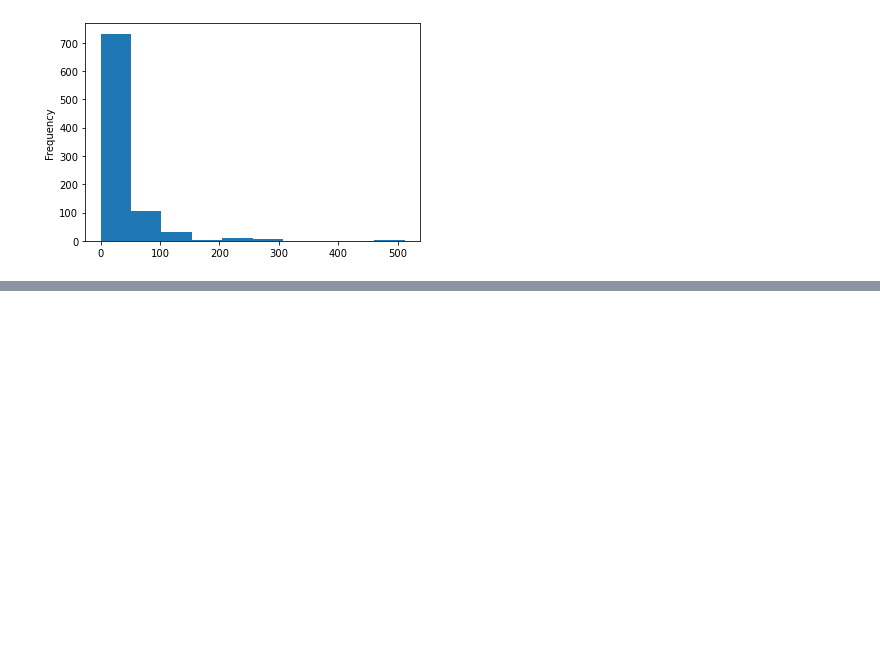
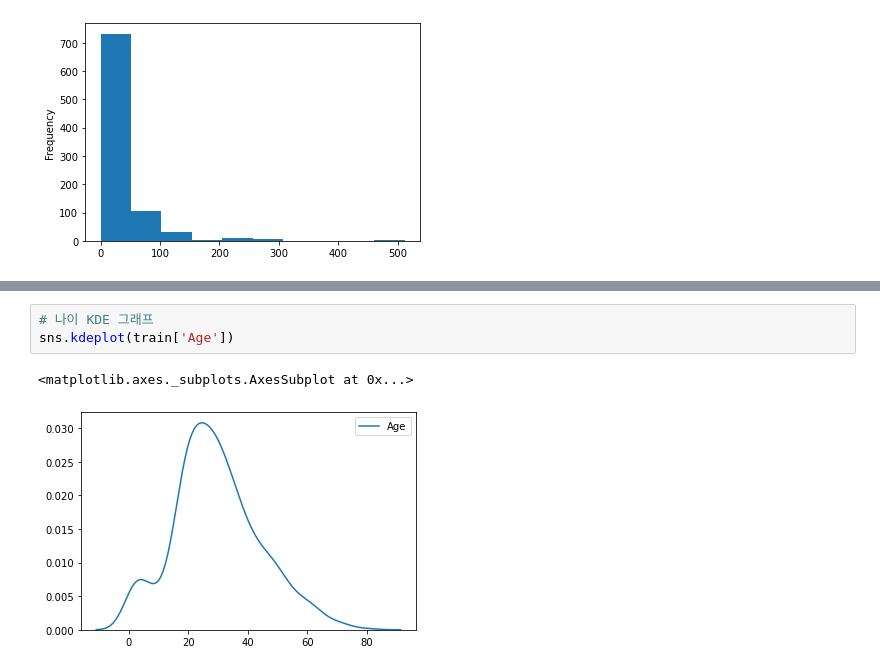
Before and after one commit to OHGYEONGMIN/OH_SHMRD, a Jupyter notebook: 머신러닝(스그)/ex04 타이타닉 생존자,사망자 예측분석(Baseline Model 만들기).ipynb, the cells around one changed output, grey strips where cells are left out. Saved outputs shown, nothing was run; the diff lists cells and outputs as text; blank space fills up the shorter version.

```diff
--- a/머신러닝(스그)/ex04 타이타닉 생존자,사망자 예측분석(Baseline Model 만들기).ipynb
+++ b/머신러닝(스그)/ex04 타이타닉 생존자,사망자 예측분석(Baseline Model 만들기).ipynb
@@ -173,0 +180,6 @@ train['Fare'].plot(kind = 'hist')
+# %%
+# 나이 KDE 그래프
+sns.kdeplot(train['Age'])
+# %% [output]
+<matplotlib.axes._subplots.AxesSubplot at 0x...>
+[figure, added]
```
Also changed, not shown: parts of 47 cells of this notebook, 10 other files.
